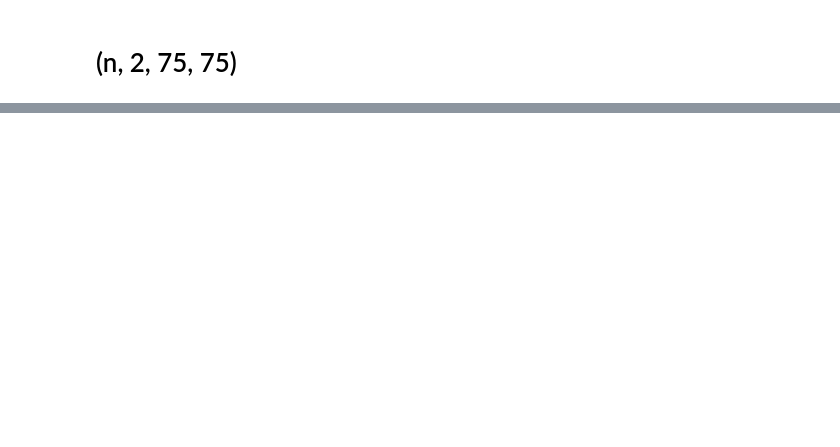
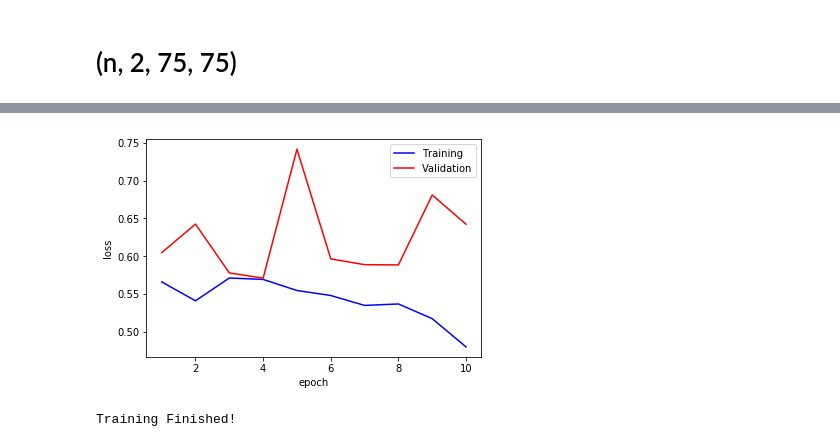
Before and after one commit to gamleksi/statoil, a Jupyter notebook: src/main.ipynb, the cells around one changed output, grey strips where cells are left out. Drawn from its saved outputs; the diff is of its cells as text; code cells hidden in the pictures; blank space fills up the shorter version.

Commit message:
first cnn model built

```diff
--- a/src/main.ipynb
+++ b/src/main.ipynb
@@ -144,0 +162,31 @@ data_loader = DataLoader(
+# %%
+import copy
+class Validator(object):
+    def __init__(self, validation_tensors, validation_targets):
+        self.best_model = None
+        self.best_loss = None
+        self.inputs = validation_tensors
+        self.targets = validation_targets
+
+    def validate(self, model):
+        distribution = model(self.inputs)
+        loss = criterion(distribution, self.targets).data[0]
+        _, preds = torch.max(distribution.data, 1)
+        correct_predictions = torch.sum(preds == self.targets.data)
+        if self.best_model is None or loss < self.best_loss:
+#            print("best result so far")
+            self.best_loss = loss
+            self.best_model = copy.deepcopy(model).cpu()
+        print("validation loss: {}, accuracy: {}".format(loss, correct_predictions/404))
+        return loss
+# %%
+def visualize_losses(epoch_losses, valid_losses):
+    x = np.arange(1, len(epoch_losses) + 1)
+    plt.plot(x, epoch_losses, c='b', label='Training')
+    plt.plot(x, valid_losses, c='r', label='Validation')
+    plt.legend()
+    plt.ylabel('loss')
+    plt.xlabel('epoch')
+#    plt.title('Training loss with {} learning rate and {} layer sizes'.format(learning_rate, layers))
+    plt.savefig("loss_results.png")
+    plt.show()
@@ -144,0 +245,6 @@ data_loader = DataLoader(
+# %%
+criterion = nn.CrossEntropyLoss()
+validator = Validator(Variable(validation_tensors), Variable(validation_targets))
+# %%
+model, validator = fit(10, 40, validator)
+# %% [output]
@@ -144,0 +271,2 @@ data_loader = DataLoader(
+[figure, added]
+Training Finished!
```
Also changed, not shown: parts of 11 cells of this notebook, 1 other file.
